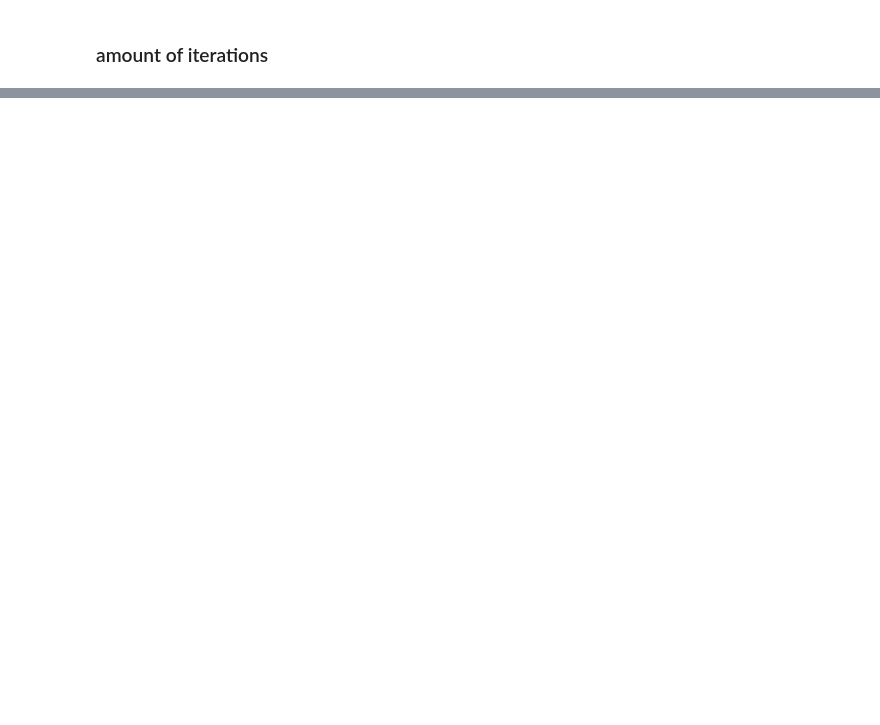
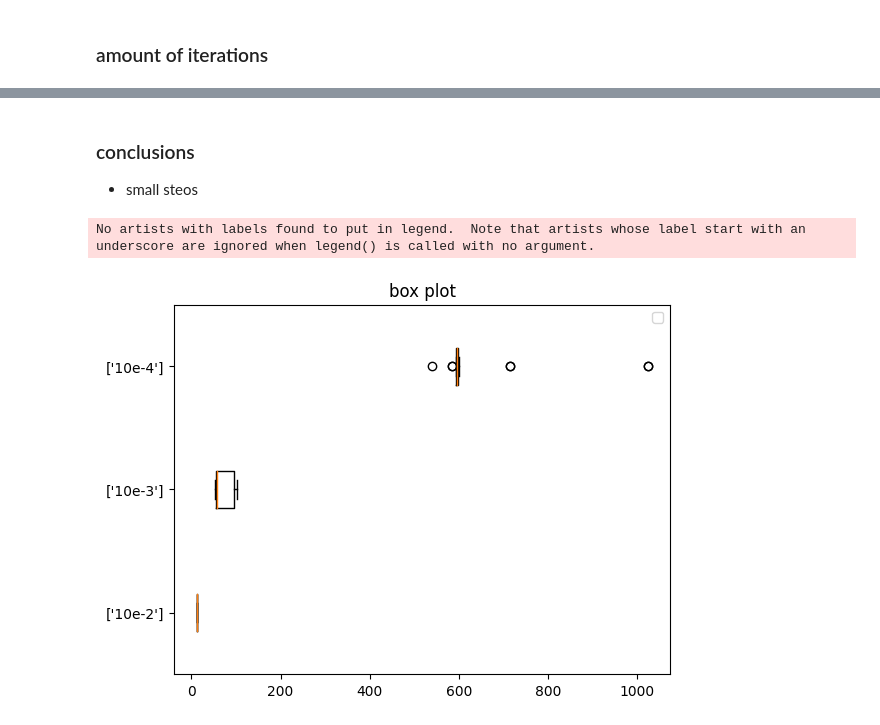
Before and after one commit to wz7475/gradient-descent, a Jupyter notebook: lab1_v2.ipynb, the cells around one changed output, grey strips where cells are left out. Cells and saved outputs as stored; diff of their text form; code cells hidden in the pictures; blank space fills up the shorter version.

```diff
--- a/lab1_v2.ipynb
+++ b/lab1_v2.ipynb
@@ -184,6 +184,10 @@ class PointEvaluation(Enum):
     local_min = 1
     calculation_error = 2
     not_reached = 3
+
+
+def distance_to_minimum(found_point: Sequence, minimum: Sequence):
+    return np.linalg.norm(found_point, minimum)
 
 
 def evaluate_optimization(
@@ -400,0 +395,3 @@ def plot_iterations_range(lower_boundary: int, upper_boundary, amount_outer_iter
+# %% [markdown]
+### conclusions
+- small steos
@@ -400,0 +474,5 @@ def plot_iterations_range(lower_boundary: int, upper_boundary, amount_outer_iter
+# %%
+plot__box_iterations_range(-20, 20, 40)
+# %% [output]
+No artists with labels found to put in legend.  Note that artists whose label start with an underscore are ignored when legend() is called with no argument.
+[figure, added]
```
Also changed, not shown: parts of 9 cells of this notebook.
